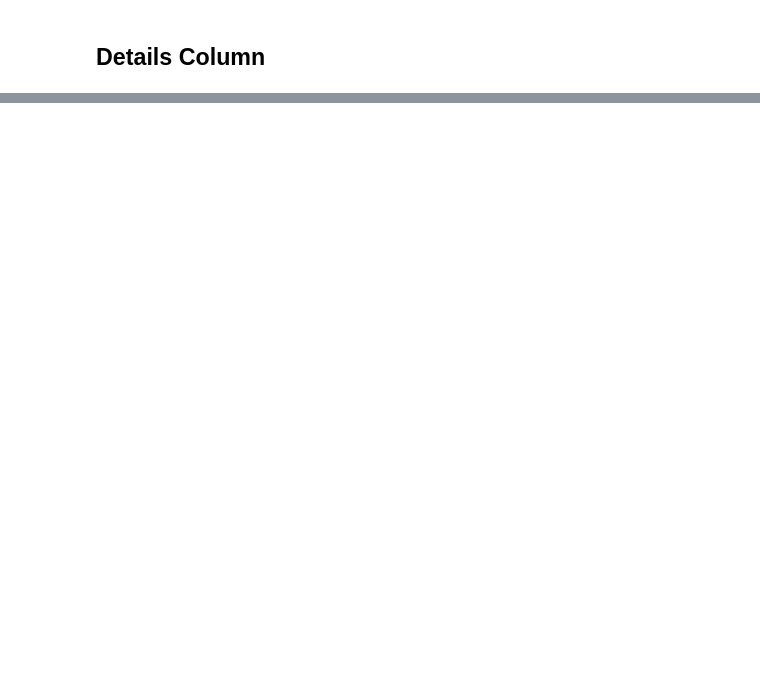
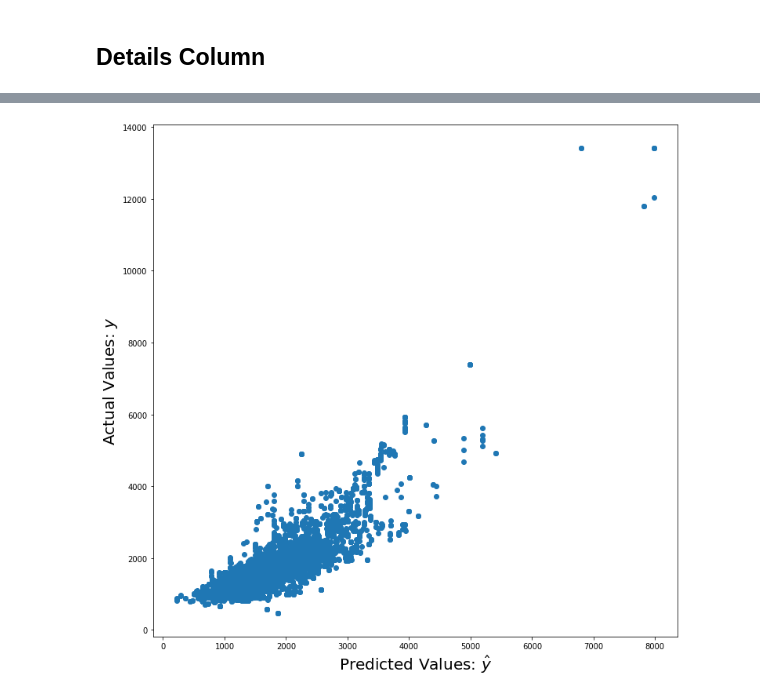
Before and after one commit to datapointchris/etl-housing, a Jupyter notebook: trulia_csv_to_nlp.ipynb, the cells around one changed output, grey strips where cells are left out. Cells and saved outputs as stored; diff of their text form; code cells hidden in the pictures; blank space fills up the shorter version.

```diff
--- a/trulia_csv_to_nlp.ipynb
+++ b/trulia_csv_to_nlp.ipynb
@@ -105,0 +175,2 @@ df.sample(10)
+# %%
+X_train, X_test, y_train, y_test = train_test_split(X, y, random_state=7)
@@ -105,0 +183,5 @@ df.sample(10)
+# %%
+ss = StandardScaler()
+ss.fit(X_train)
+X_train = ss.transform(X_train)
+X_test = ss.transform(X_test)
@@ -105,0 +206,3 @@ df.sample(10)
+# %%
+lm = LinearRegression()
+lm = RidgeCV(alphas=np.linspace(.1, 10, 100))
@@ -105,0 +247,10 @@ df.sample(10)
+# %%
+# Plot the model
+plt.figure(figsize=(12,12))
+
+# Generate a scatterplot of predicted values versus actual values.
+plt.scatter(y_pred, y_test)
+plt.xlabel("Predicted Values: $\hat{y}$", size=20)
+plt.ylabel("Actual Values: $y$", size=20);
+# %% [output]
+[figure, added]
```
Also changed, not shown: parts of 26 cells of this notebook, 4 other files.
